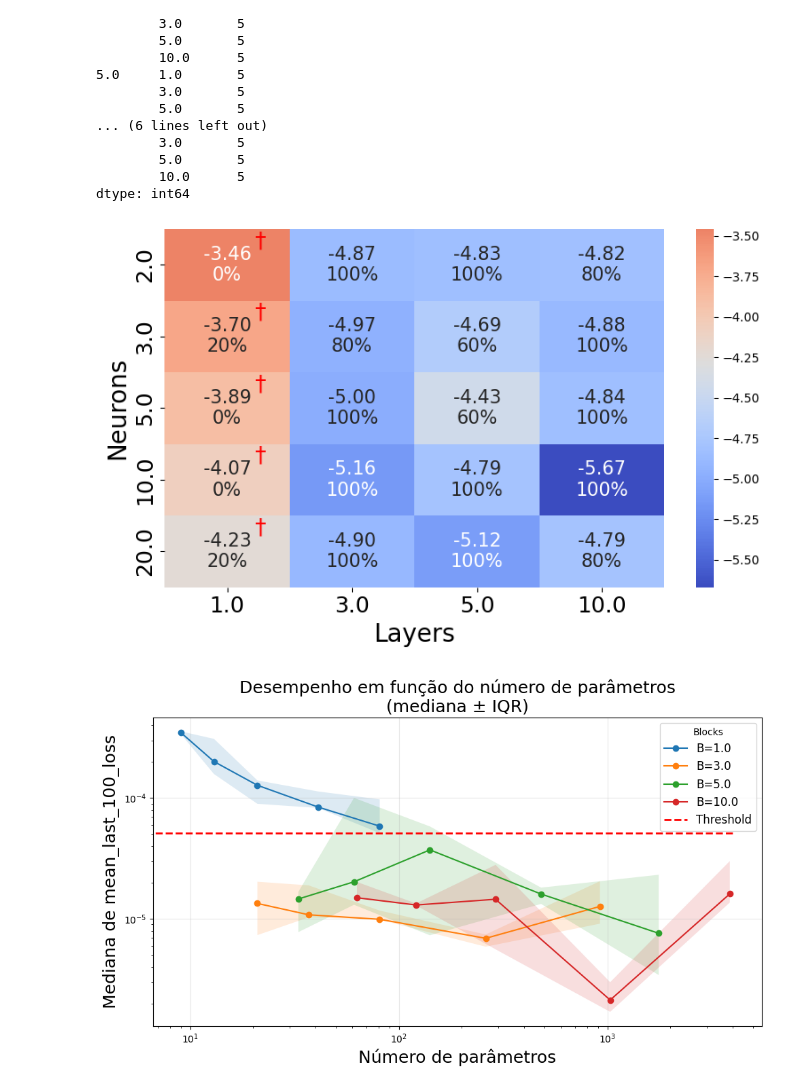
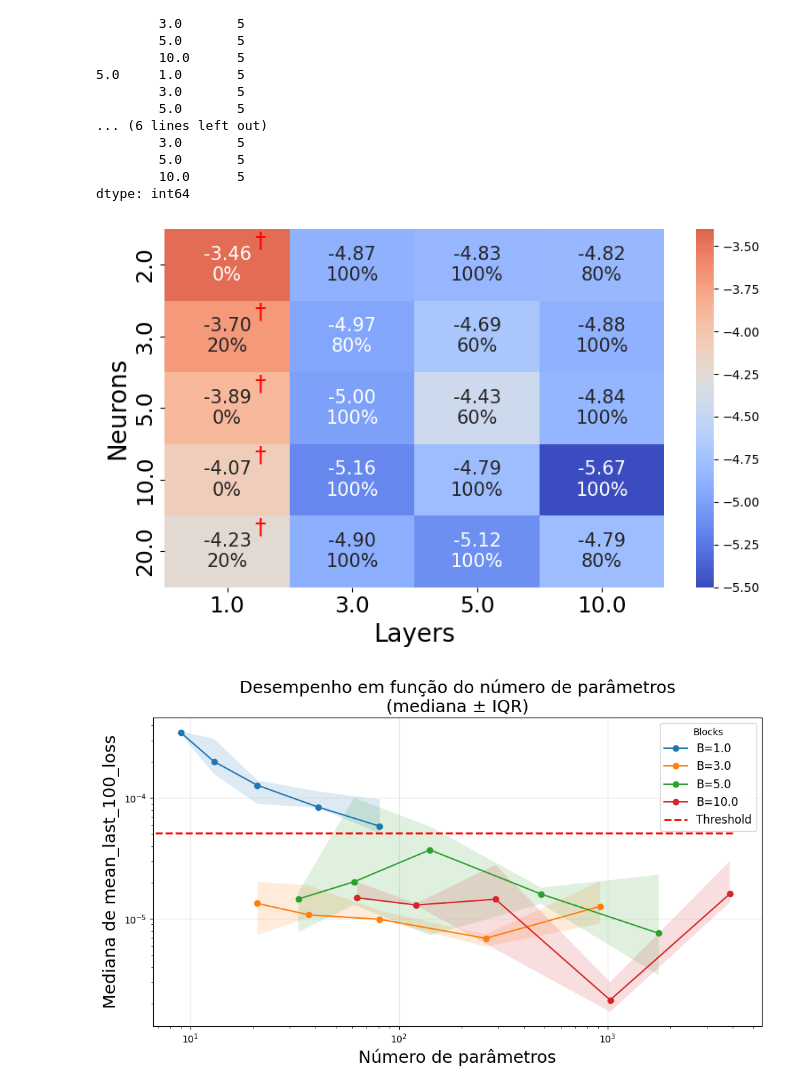
Before and after one commit to cammaral/pinn, a Jupyter notebook: weciq.ipynb, the cells around one changed output. Drawn from its saved outputs; the diff is of its cells as text; code cells hidden in the pictures.

```diff
--- a/weciq.ipynb
+++ b/weciq.ipynb
@@ -113,6 +113,9 @@ hidden  blocks
         5.0       5
         10.0      5
 dtype: int64
+# %%
+MAX_VAL = -3.4
+MIN_VAL = -5.5
 # %%
 threshold = (1 / 140**2)
 
@@ -162,34 +165,36 @@ plt.figure(figsize=(8,5))
 ax = sns.heatmap(
     pivot_log,
     annot=annot,
     fmt="",              # importante: usamos strings prontas
     cmap="coolwarm",
     center=thr_log,
+    vmin = MIN_VAL,
+    vmax = MAX_VAL,
     annot_kws={"size": 15},
 )
 ax.tick_params(axis='both', which='major', labelsize=18)
 #plt.title(f"log10(MSE normalizado) — threshold = {threshold}")
 plt.ylabel("Neurons", fontsize=20)
 plt.xlabel("Layers", fontsize=20)
 
 # === adicionar '†' no canto superior direito das células acima do threshold ===
 for i in range(pivot.shape[0]):        # linhas
     for j in range(pivot.shape[1]):    # colunas
         if pivot.iloc[i, j] > threshold:
             ax.text(
                 j + 0.72,   # x deslocado para o canto superior direito
                 i + 0.25,   # y deslocado levemente para cima
                 "$\\dagger$",
                 color="red",
                 fontsize=18,
                 fontweight="bold"
             )
 
 plt.tight_layout()
 plt.savefig("weciq_classic_heatmap.png", dpi=300)
 plt.show()
 # %% [output]
-[figure, old version]
+[figure, new version]
 # %%
 # ======================================================
 # 1) AGRUPAMENTO POR (blocks, num_params)
```
Also changed, not shown: parts of 4 cells of this notebook, 5 other files.
